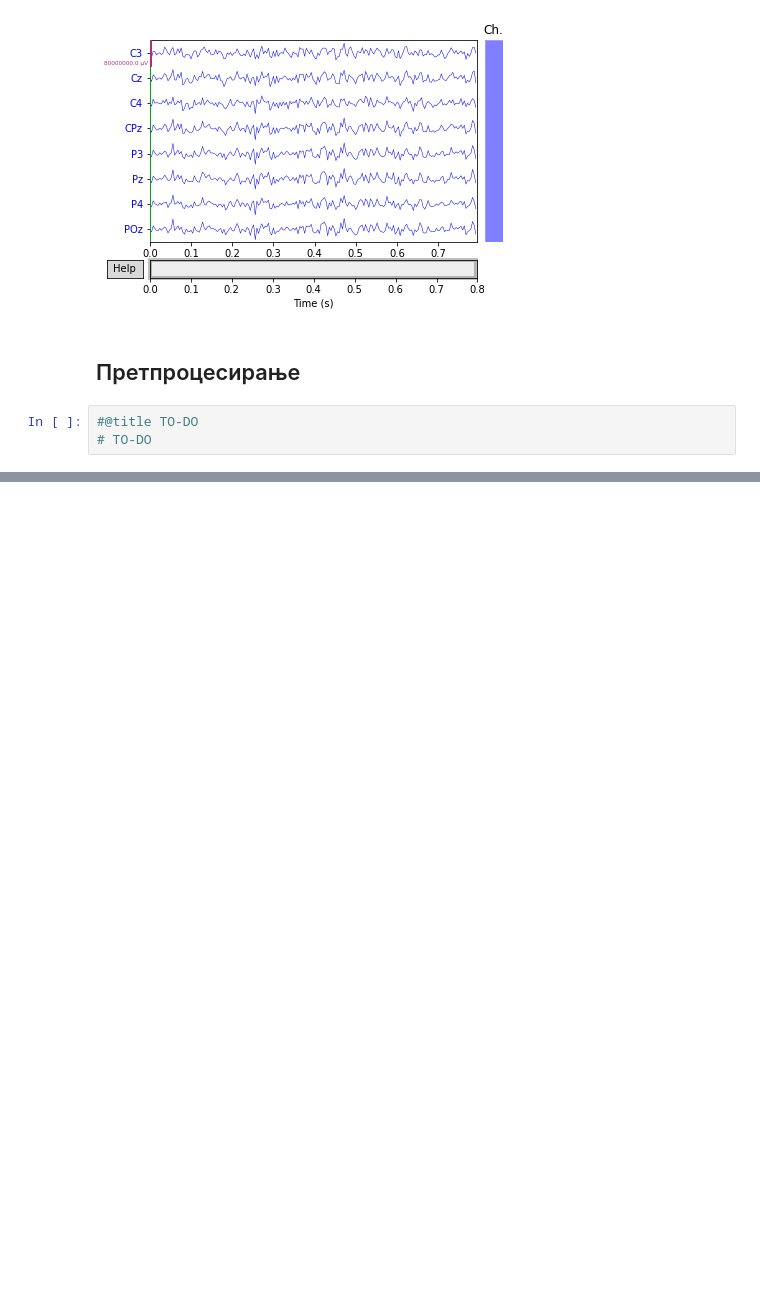
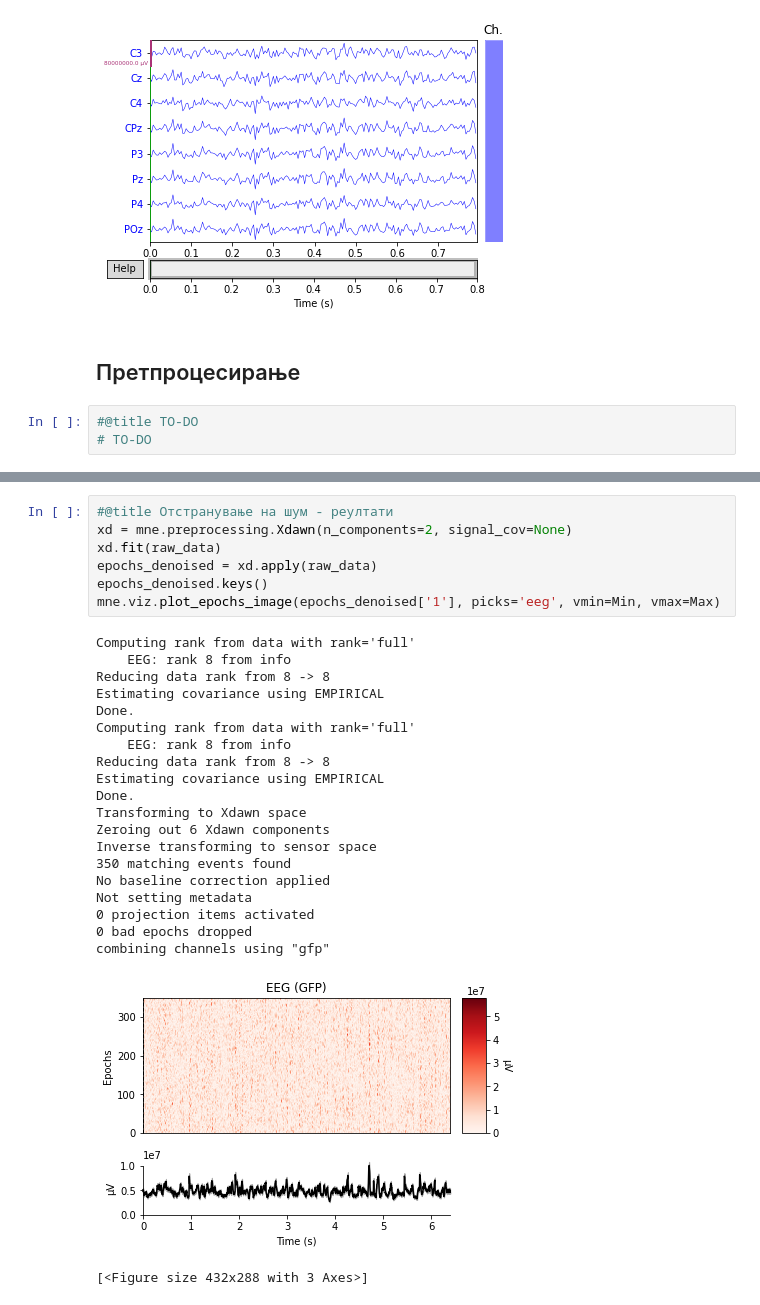
Before and after one commit to dpostolovski/eeg_is, a Jupyter notebook: IS_project.ipynb, the cells around one changed output, grey strips where cells are left out. Saved outputs shown, nothing was run; the diff lists cells and outputs as text; blank space fills up the shorter version.

```diff
--- a/IS_project.ipynb
+++ b/IS_project.ipynb
@@ -322,0 +340,29 @@ print("Варијансата е:",round(standardized_data.var()))
+# %%
+#@title Отстранување на шум - реултати
+xd = mne.preprocessing.Xdawn(n_components=2, signal_cov=None)
+xd.fit(raw_data)
+epochs_denoised = xd.apply(raw_data)
+epochs_denoised.keys()
+mne.viz.plot_epochs_image(epochs_denoised['1'], picks='eeg', vmin=Min, vmax=Max)
+# %% [output]
+Computing rank from data with rank='full'
+    EEG: rank 8 from info
+Reducing data rank from 8 -> 8
+Estimating covariance using EMPIRICAL
+Done.
+Computing rank from data with rank='full'
+    EEG: rank 8 from info
+Reducing data rank from 8 -> 8
+Estimating covariance using EMPIRICAL
+Done.
+Transforming to Xdawn space
+Zeroing out 6 Xdawn components
+Inverse transforming to sensor space
+350 matching events found
+No baseline correction applied
+Not setting metadata
+0 projection items activated
+0 bad epochs dropped
+combining channels using "gfp"
+[figure, added]
+[<Figure size 432x288 with 3 Axes>]
```
Also changed, not shown: parts of 2 cells of this notebook.
